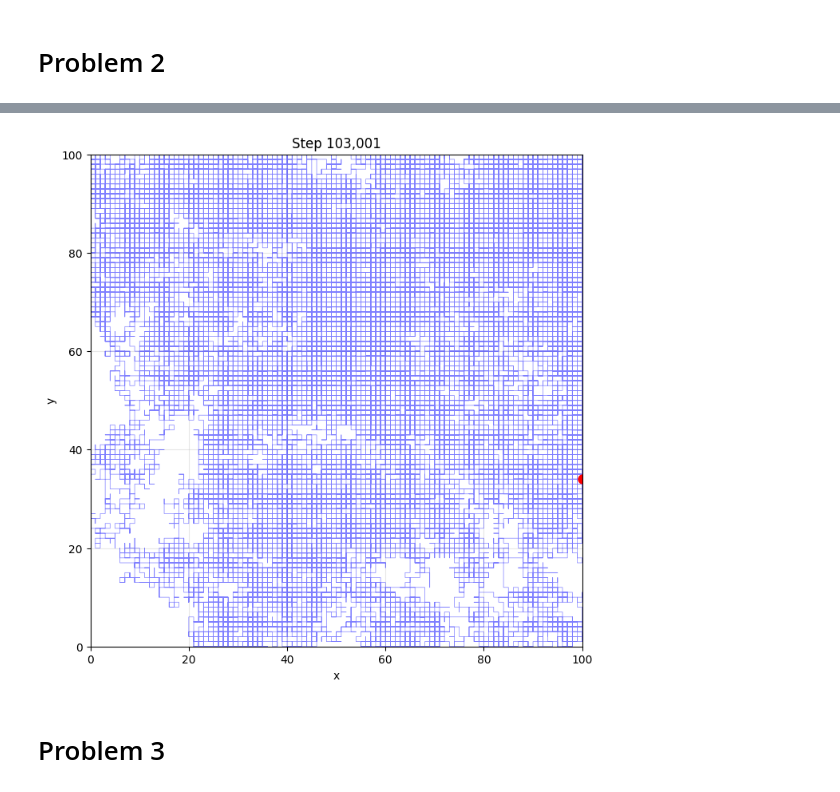
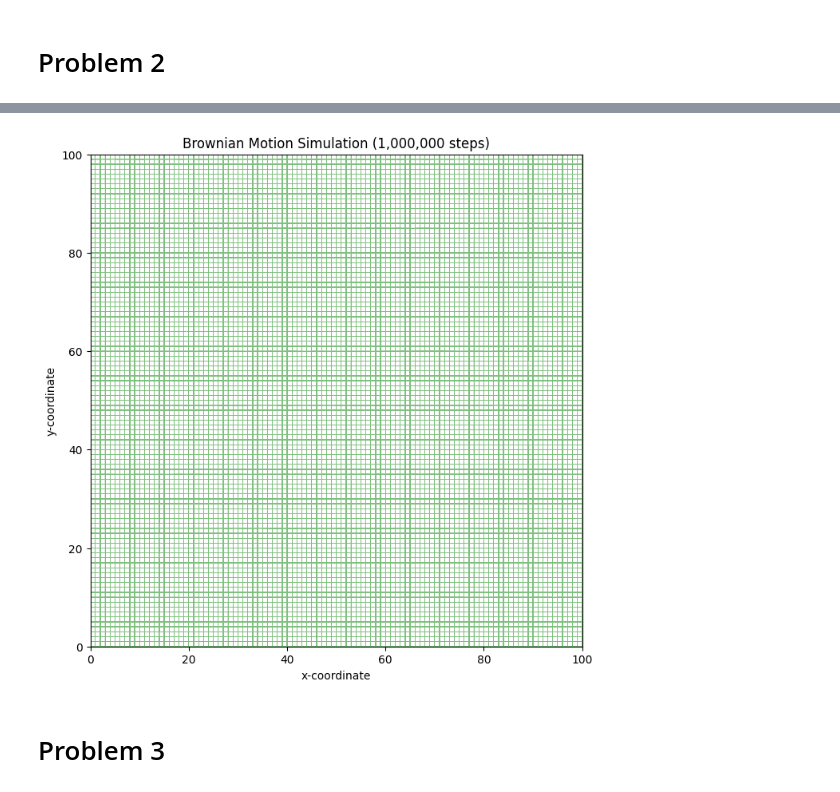
Before and after one commit to SNarula14/PH354_Assign, a Jupyter notebook: Assign_5/assign5.ipynb, the cells around one changed output, grey strips where cells are left out. Saved outputs shown, nothing was run; the diff lists cells and outputs as text; code cells hidden in the pictures.

```diff
--- a/Assign_5/assign5.ipynb
+++ b/Assign_5/assign5.ipynb
@@ -59,60 +59,38 @@ plt.show()
 # %% [markdown]
 # Problem 2
 # %%
-import numpy as np
-import matplotlib.pyplot as plt
-from matplotlib.animation import FuncAnimation
-from IPython.display import HTML
+def simulate_brownian_motion(L=101, num_steps=1000000):
+    x = np.zeros(num_steps, dtype=int)
+    y = np.zeros(num_steps, dtype=int)
+    x[0] = L // 2
+    y[0] = L // 2
+    directions = np.array([[1,0], [-1,0], [0,1], [0,-1]])
 
-# Parameters
+    for i in range(1, num_steps):
+        current_x = x[i-1]
+        current_y = y[i-1]
+        valid_move = False
+        while not valid_move:
+            dx, dy = directions[np.random.randint(4)]
+            next_x = current_x + dx
+            next_y = current_y + dy
+            if 0 <= next_x < L and 0 <= next_y < L:
+                x[i] = next_x
+                y[i] = next_y
+                valid_move = True
+    return x, y
+
 L = 101
-Nsteps = 100000  # Reduced to 100k for reasonable animation time
-display_every = 1000
-
-# Initialize position at center
-x, y = L // 2, L // 2
-pos = [x, y]
-
-# Store trajectory
-trajectory_x = [x]
-trajectory_y = [y]
-
-# Possible directions
-dirs = np.array([[1, 0], [-1, 0], [0, 1], [0, -1]])
-
-# Set up the plot
-fig, ax = plt.subplots(figsize=(8, 8))
-ax.set_xlim(0, L-1)
-ax.set_ylim(0, L-1)
-ax.set_aspect('equal')
-ax.set_xlabel('x')
-ax.set_ylabel('y')
-ax.grid(True, alpha=0.3)
-
-trail, = ax.plot([], [], 'b-', alpha=0.5, linewidth=0.5)
-particle, = ax.plot([], [], 'ro', markersize=8)
-
-def update(frame):
-    # Perform steps in real-time
-    for _ in range(display_every):
-        while True:
-            d = dirs[np.random.randint(4)]
-            newx = pos[0] + d[0]
-            newy = pos[1] + d[1]
-
-            if 0 <= newx < L and 0 <= newy < L:
-                pos[0], pos[1] = newx, newy
-                trajectory_x.append(newx)
-                trajectory_y.append(newy)
-                break
-
-    trail.set_data(trajectory_x, trajectory_y)
-    particle.set_data([pos[0]], [pos[1]])
-    ax.set_title(f'Step {len(trajectory_x):,}')
-    return trail, particle
-
-frames = Nsteps // display_every
-anim = FuncAnimation(fig, update, frames=frames, interval=50, blit=True)
-
-HTML(anim.to_html5_video())
+num_steps = 1000000
+x_path, y_path = simulate_brownian_motion(L, num_steps)
+plt.figure(figsize=(8, 8))
+plt.plot(x_path, y_path, linewidth=0.2, color='green', alpha=0.5)
+plt.title(f"Brownian Motion Simulation ({num_steps:,} steps)")
+plt.xlabel("x-coordinate")
+plt.ylabel("y-coordinate")
+plt.xlim(0, L - 1)
+plt.ylim(0, L - 1)
+plt.gca().set_aspect('equal', adjustable='box')
+plt.grid(False)
+plt.show()
 # %% [output]
@@ -120,4 +97,4 @@ HTML(anim.to_html5_video())
-[figure, old version]
+[figure, new version]
 # %% [markdown]
 # Problem 3
 # %% [markdown]
```
Also changed, not shown: parts of 13 cells of this notebook.
